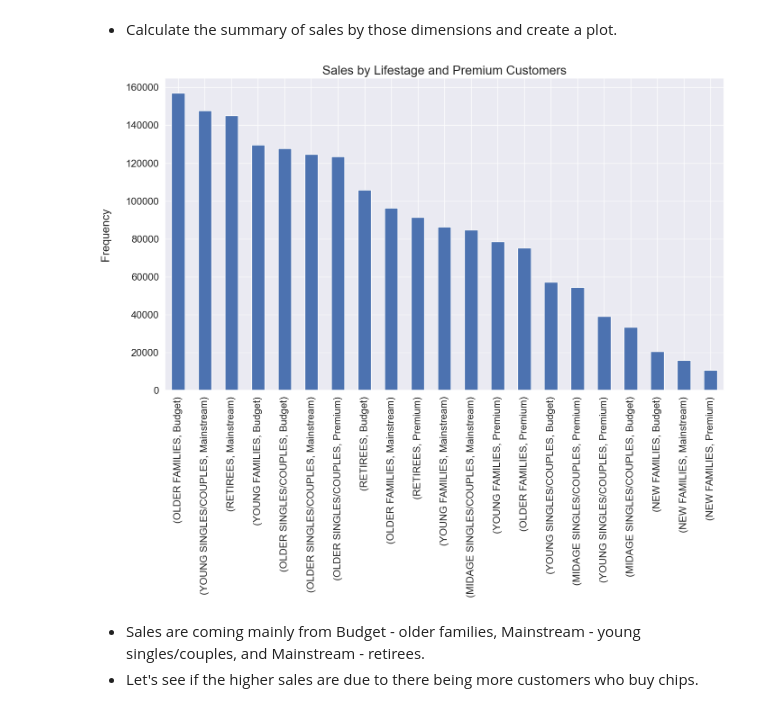
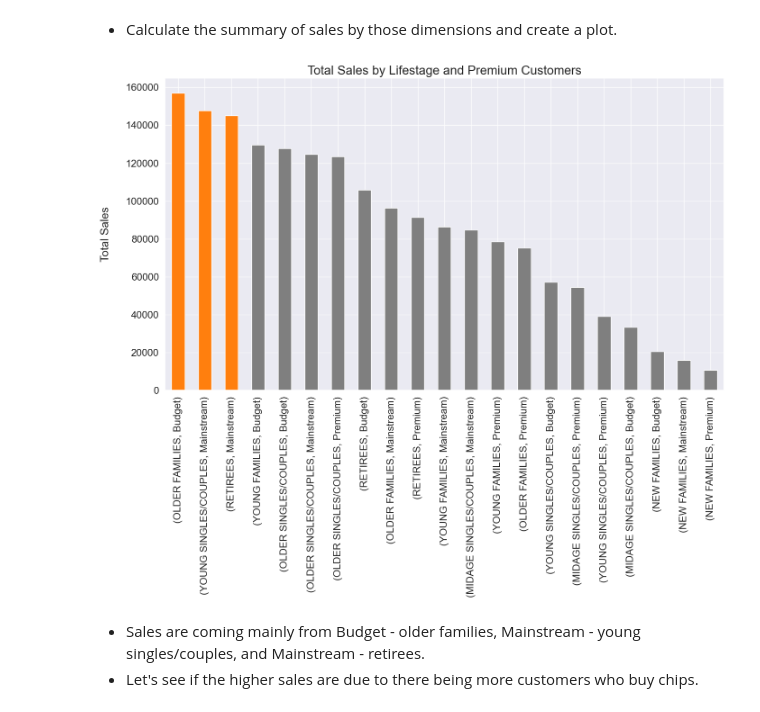
Before and after one commit to sabirinID/Quantium-Data-Analytics-Virtual-Internship, a Jupyter notebook: Files/1-Data Preparation and Customer Analytics/1-Data Preparation.ipynb, the cells around one changed output. Cells and saved outputs as stored; diff of their text form; code cells hidden in the pictures.

```diff
--- a/Files/1-Data Preparation and Customer Analytics/1-Data Preparation.ipynb
+++ b/Files/1-Data Preparation and Customer Analytics/1-Data Preparation.ipynb
@@ -671,19 +671,23 @@ plot.
 # %%
 # Group the data by LIFESTAGE and PREMIUM_CUSTOMER and calculate the sum of TOT_SALES
 sales_by_segment = data.groupby(['LIFESTAGE', 'PREMIUM_CUSTOMER'])['TOT_SALES'].sum()
 
-# Sort the results in descending order
+# Sort the results
 sales_by_segment_sorted = sales_by_segment.sort_values(ascending=False)
+
+# Create the color list
+colors = ['tab:orange' if i < 3 else 'tab:gray' for i in range(len(sales_by_segment_sorted))]
 
 # Plot the data
 plt.figure(figsize=(16, 9))
-sales_by_segment_sorted.plot(kind='bar', fontsize=16, rot=90)
-plt.title('Sales by Lifestage and Premium Customers', fontsize=20)
+sales_by_segment_sorted.plot(kind='bar', fontsize=16, rot=90, color=colors)
+plt.title('Total Sales by Lifestage and Premium Customers', fontsize=20)
 plt.xlabel('')
-plt.ylabel('Frequency\n', fontsize=18)
+plt.ylabel('Total Sales\n', fontsize=18)
+
 plt.show()
 # %% [output]
-[figure, old version]
+[figure, new version]
 # %% [markdown]
 - Sales are coming mainly from Budget - older families, Mainstream - young singles/couples, and Mainstream - retirees.
 - Let's see if the higher sales are due to there being more customers who buy chips.
```
Also changed, not shown: parts of 10 cells of this notebook.
